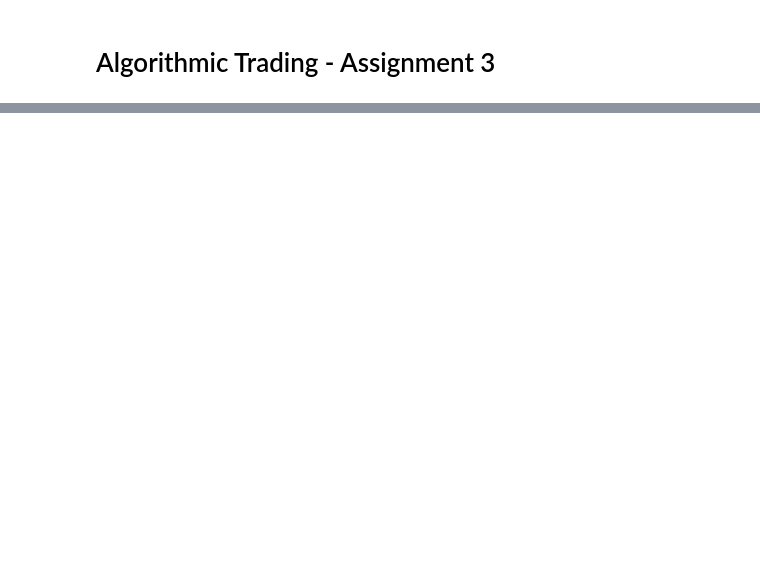
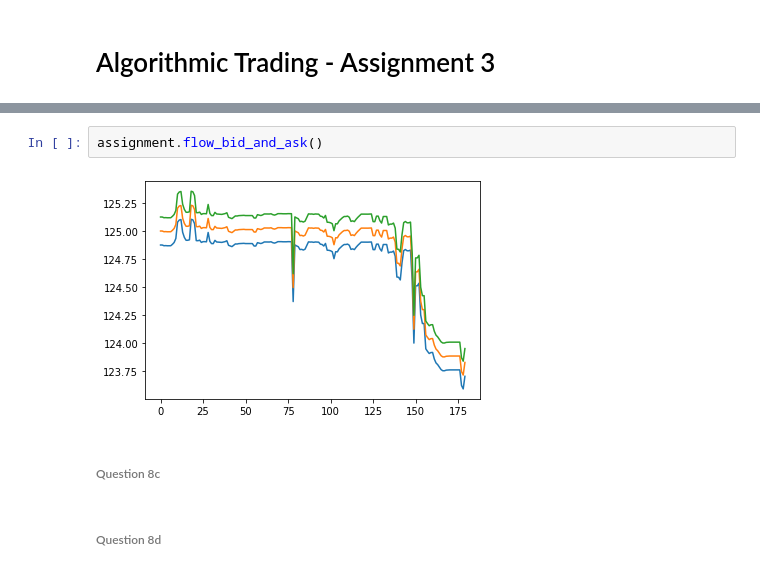
Before and after one commit to MauritsOever/Algo_Trading, a Jupyter notebook: ass3_main.ipynb, the cells around one changed output, grey strips where cells are left out. Drawn from its saved outputs; the diff is of its cells as text; blank space fills up the shorter version.

```diff
--- a/ass3_main.ipynb
+++ b/ass3_main.ipynb
@@ -33,0 +358,8 @@ data_train['midMarketEstimate'] = (data_train.market_estimate_bid + data_train.m
+# %%
+assignment.flow_bid_and_ask()
+# %% [output]
+[figure, added]
+# %% [markdown]
+###### Question 8c
+# %% [markdown]
+###### Question 8d
```
Also changed, not shown: parts of 13 cells of this notebook.
